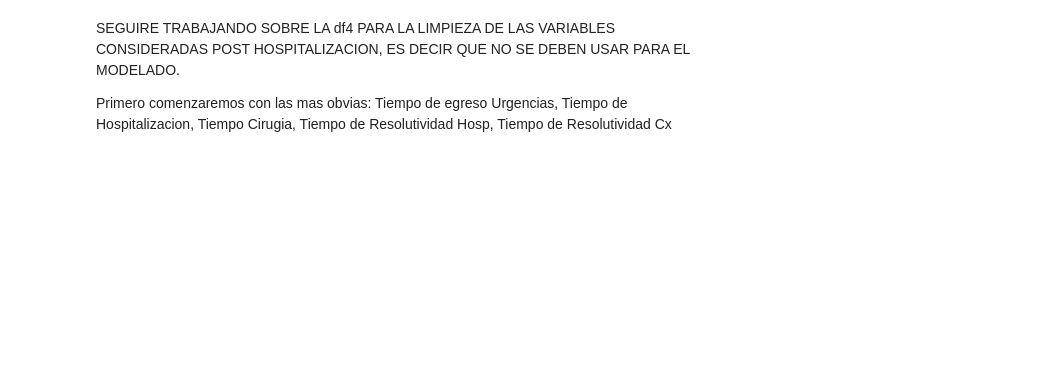
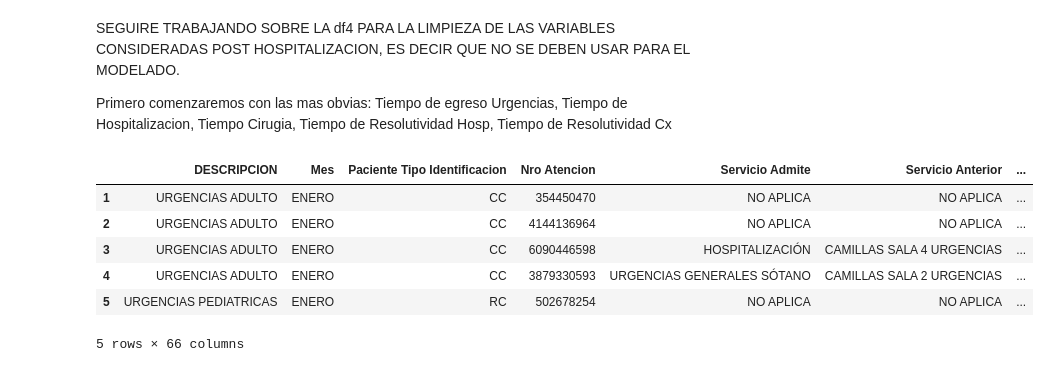
Before and after one commit to AndresBanquezBio/BDUrgencias, a Jupyter notebook: BDUrgencias.ipynb, the cells around one changed output. Saved outputs shown, nothing was run; the diff lists cells and outputs as text; code cells hidden in the pictures; blank space fills up the shorter version.

```diff
--- a/BDUrgencias.ipynb
+++ b/BDUrgencias.ipynb
@@ -328,3 +307,13 @@ plt.show()
 SEGUIRE TRABAJANDO SOBRE LA df4 PARA LA LIMPIEZA DE LAS VARIABLES CONSIDERADAS POST HOSPITALIZACION, ES DECIR QUE NO SE DEBEN USAR PARA EL MODELADO.
 
 Primero comenzaremos con las mas obvias: Tiempo de egreso Urgencias, Tiempo de Hospitalizacion, Tiempo Cirugia, Tiempo de Resolutividad Hosp, Tiempo de Resolutividad Cx
+# %%
+df4.head()
+# %% [output]
+|  | DESCRIPCION | Mes | Paciente Tipo Identificacion | Nro Atencion | Servicio Admite | Servicio Anterior | ... |
+| 1 | URGENCIAS ADULTO | ENERO | CC | 354450470 | NO APLICA | NO APLICA | ... |
+| 2 | URGENCIAS ADULTO | ENERO | CC | 4144136964 | NO APLICA | NO APLICA | ... |
+| 3 | URGENCIAS ADULTO | ENERO | CC | 6090446598 | HOSPITALIZACIÓN | CAMILLAS SALA 4 URGENCIAS | ... |
+| 4 | URGENCIAS ADULTO | ENERO | CC | 3879330593 | URGENCIAS GENERALES SÓTANO | CAMILLAS SALA 2 URGENCIAS | ... |
+| 5 | URGENCIAS PEDIATRICAS | ENERO | RC | 502678254 | NO APLICA | NO APLICA | ... |
+5 rows × 66 columns
```
Also changed, not shown: parts of 24 cells of this notebook, 19 other files.
